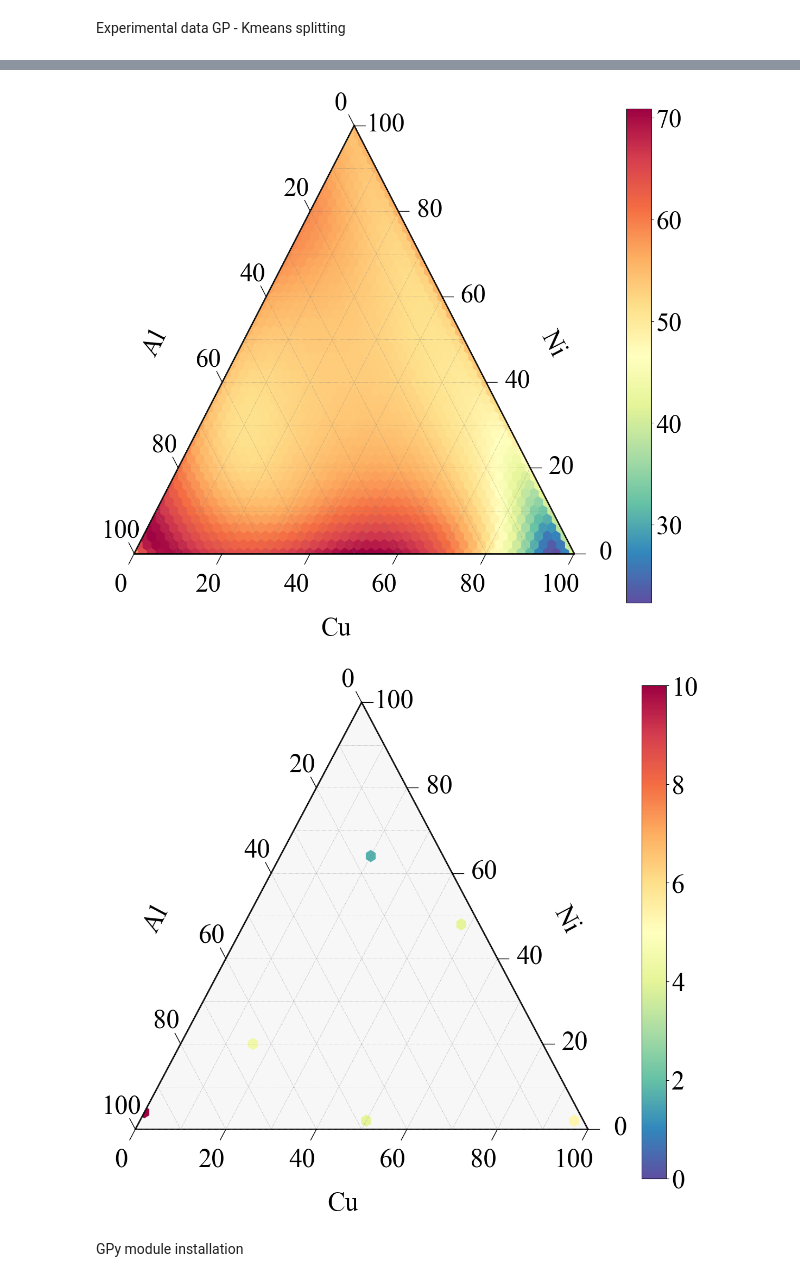
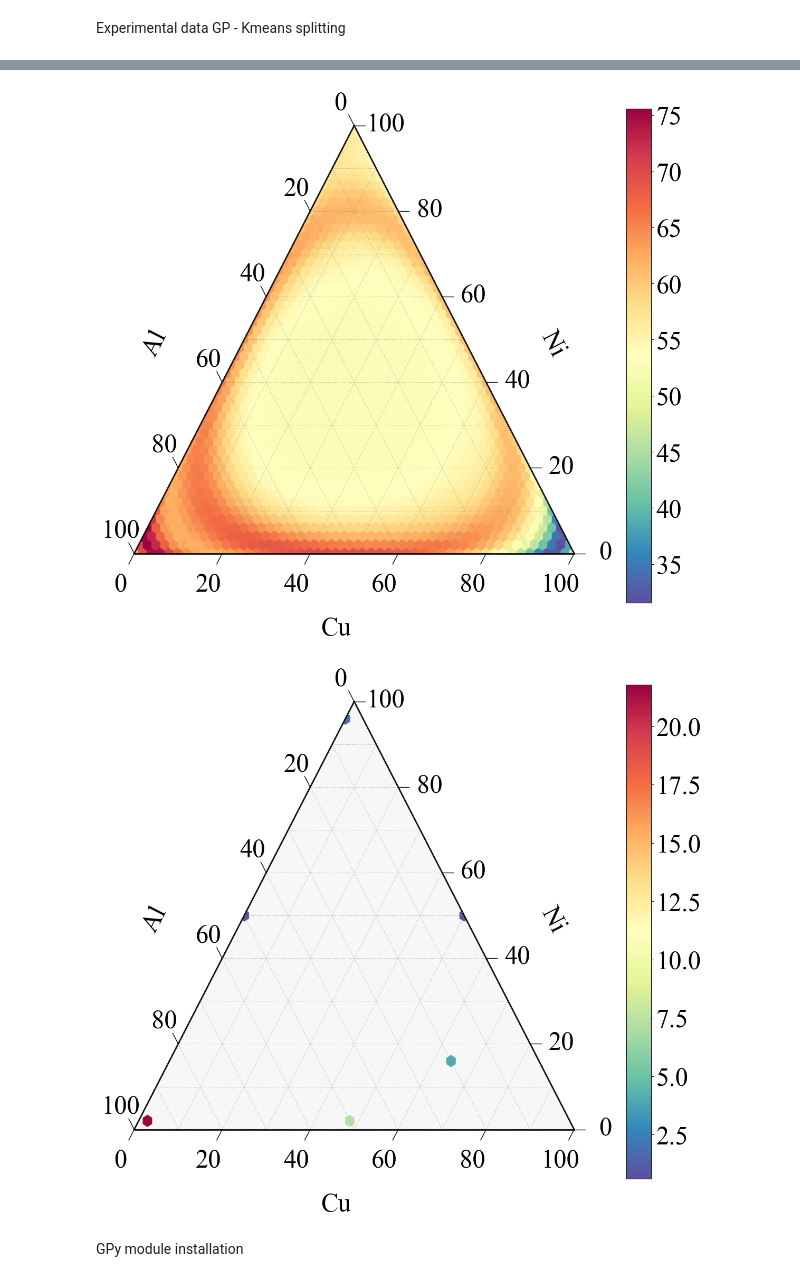
Before and after one commit to linarojas0824/Hybrid-Experimental-Data-Driven-Workflow, a Jupyter notebook: scripts/Notebooks/02_Model Training GP.ipynb, the cells around one changed output, grey strips where cells are left out. Saved outputs shown, nothing was run; the diff lists cells and outputs as text; code cells hidden in the pictures.

```diff
--- a/scripts/Notebooks/02_Model Training GP.ipynb
+++ b/scripts/Notebooks/02_Model Training GP.ipynb
@@ -39,7 +40,7 @@ X = tern_1550[['Cu','Ni','Al']].copy()
 y = tern_1550['e2'].copy()
 # %%
 splitter = DataSplitter(
-    test_size=0.20,
+    test_size=0.2,
     random_state=42,
     split_method="random"
 )
@@ -346,15 +150,5 @@ fig.savefig(PLOTS_DIR/"ternary_GP_error_rand_split.svg", bbox_inches="tight")
 # %% [markdown]
 Experimental data GP - Kmeans splitting
-# %%
-feature_cols = ['r','del_r','VEC','del_EN','S']
-composition_cols = ['Cu','Ni','Al']
-
-data_cluster = prepare_train_test_data(
-    split_dict=cluster_split,
-    feature_cols=feature_cols,
-    composition_cols=composition_cols,
-    standardize=True
-)
 # %%
 kernel = (
     C(1.0, (1e-3, 1e3)) *
@@ -370,6 +164,6 @@ gpr_nt_clus = GaussianProcessRegressor(
     random_state=42
 )
 
-gpr_nt_clus.fit(data_cluster["X_train_proc"], data_cluster["y_train"])
+gpr_nt_clus.fit(x_train_cl, y_train_cl)
 print("Learned kernel:", gpr_nt_clus.kernel_)
 # %% [output]
@@ -376,0 +171,9 @@ Learned kernel: 1.06**2 * Matern(length_scale=1.44, nu=2.5) + WhiteKernel(noise_
+# %%
+comp_cols = ['Cu','Ni','Al']
+x_all = comp_space[['Cu','Ni','Al']]
+df_pred_cl, error_cl = dp.gp_predict_and_errors(calc,x_all,gpr_nt_clus,scaler_cl,x_test_cl,y_test_cl,feature_cols)
+
+df1 = cluster_split['X_test_split'].reset_index(drop=True)
+df1 = df1*100
+df2 = error_cl['df_residuals'].reset_index(drop=True)
+df_test_cl = pd.concat([df1,df2], axis=1)
@@ -377,47 +193,35 @@ Learned kernel: 1.06**2 * Matern(length_scale=1.44, nu=2.5) + WhiteKernel(noise_
 # %%
-
-gp_cluster_split, df_cluster_split, df_test_clus = evaluate_and_predict_space(
-    model=gpr_nt_clus,
-    data_dict=data_cluster,
-    comp_space=comp_space,
-    feature_cols=feature_cols,
-    composition_cols=composition_cols,
-    return_std=True,
-    save=True,
-    save_path=PREDICTIONS_DIR / "GP-Experiments" / "gp_cluster_split.pkl",
-    pred_col="e2"
-)
-
+df_pred_cl[comp_cols] = df_pred_cl[comp_cols]*100
 fig, tax = plot_ternary_heatmap(
-    df=df_cluster_split,
+    df=df_pred_cl,
     comp_cols=("Cu", "Ni", "Al"),
     value_col="e2",
     scale=50,
     cmap="Spectral_r",
     vmin=None,
     vmax=None,
     show=True,
     duplicate_handling="mean",
 )
 
 fig.savefig(PLOTS_DIR/"ternary_PG_cluster_split.svg", bbox_inches="tight")
 # %% [output]
-[figure, old version]
+[figure, new version]
 # %%
 fig, tax = plot_ternary_heatmap(
-    df=df_test_clus,
+    df=df_test_cl,
     comp_cols=("Cu", "Ni", "Al"),
-    value_col="y_error_abs",
+    value_col="error_abs",
     scale=50,
     cmap="Spectral_r",
-    vmin=0,
-    vmax=10,
+    vmin=None,
+    vmax=None,
     show=True,
     duplicate_handling="mean",
 )
 fig.savefig(PLOTS_DIR/"ternary_PG_cluster_split_error.svg", bbox_inches="tight")
 # %% [output]
-[figure, old version]
+[figure, new version]
 # %% [markdown]
 GPy module installation
 # %%
```
Also changed, not shown: parts of 15 cells of this notebook, 10 other files.
